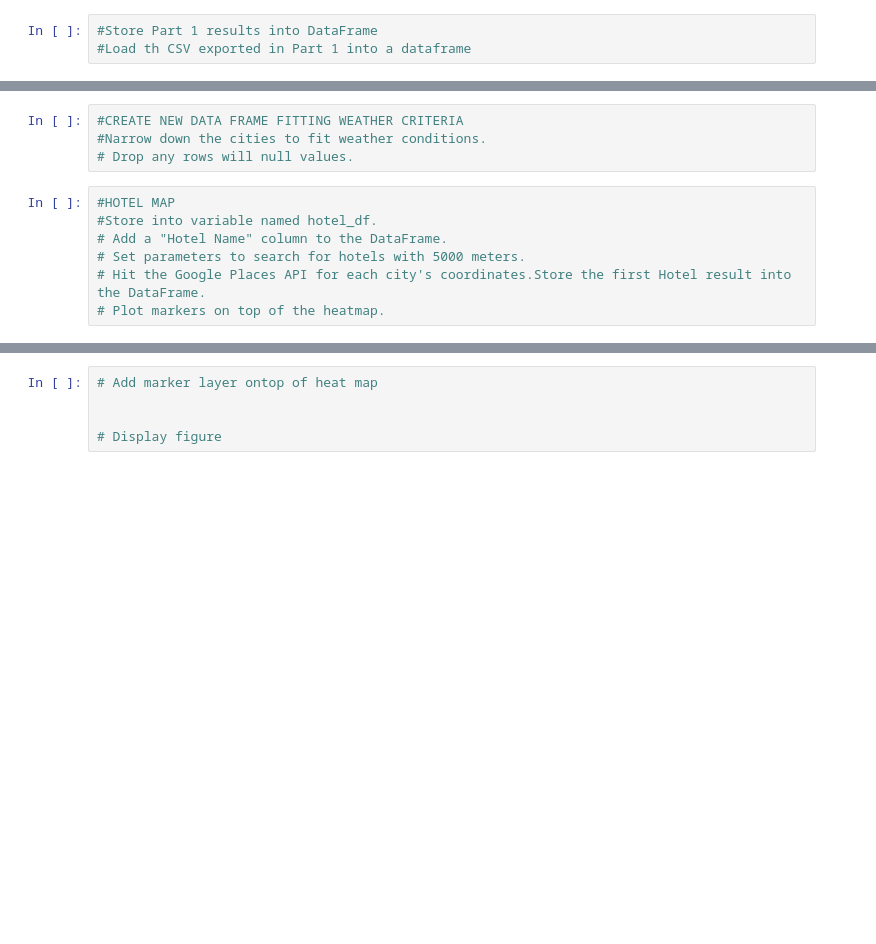
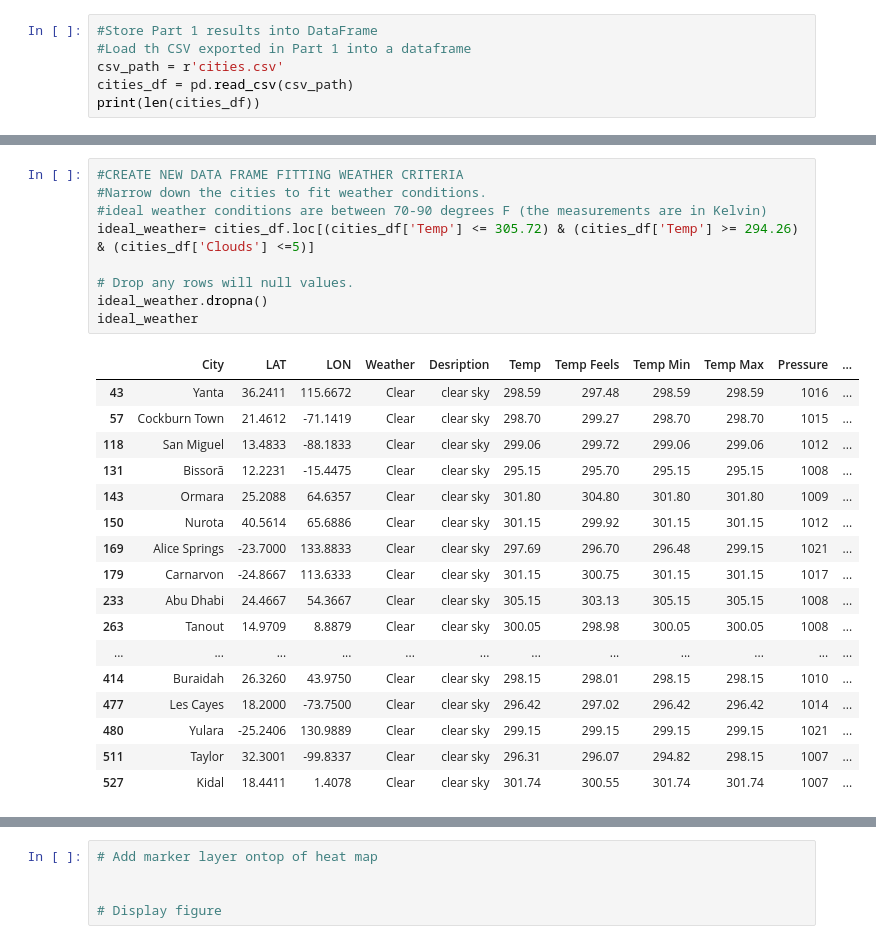
Before and after one commit to ashley-aguayo/API-challenge, a Jupyter notebook: WeatherPy.ipynb/VacationPy.ipynb, the cells around one changed output, grey strips where cells are left out. Drawn from its saved outputs; the diff is of its cells as text; blank space fills up the shorter version.

```diff
--- a/WeatherPy.ipynb/VacationPy.ipynb
+++ b/WeatherPy.ipynb/VacationPy.ipynb
@@ -13,3 +11,6 @@ ModuleNotFoundError: No module named 'api_keys'
 # %%
 #Store Part 1 results into DataFrame
 #Load th CSV exported in Part 1 into a dataframe
+csv_path = r'cities.csv'
+cities_df = pd.read_csv(csv_path)
+print(len(cities_df))
@@ -20,11 +45,27 @@ ModuleNotFoundError: No module named 'api_keys'
 # %%
 #CREATE NEW DATA FRAME FITTING WEATHER CRITERIA
 #Narrow down the cities to fit weather conditions.
+#ideal weather conditions are between 70-90 degrees F (the measurements are in Kelvin)
+ideal_weather= cities_df.loc[(cities_df['Temp'] <= 305.72) & (cities_df['Temp'] >= 294.26) & (cities_df['Clouds'] <=5)]
+
 # Drop any rows will null values.
+ideal_weather.dropna()
+ideal_weather
+# %% [output]
+|  | City | LAT | LON | Weather | Desription | Temp | Temp Feels | Temp Min | Temp Max | Pressure | ... |
+| 43 | Yanta | 36.2411 | 115.6672 | Clear | clear sky | 298.59 | 297.48 | 298.59 | 298.59 | 1016 | ... |
+| 57 | Cockburn Town | 21.4612 | -71.1419 | Clear | clear sky | 298.70 | 299.27 | 298.70 | 298.70 | 1015 | ... |
+| 118 | San Miguel | 13.4833 | -88.1833 | Clear | clear sky | 299.06 | 299.72 | 299.06 | 299.06 | 1012 | ... |
+| 131 | Bissorã | 12.2231 | -15.4475 | Clear | clear sky | 295.15 | 295.70 | 295.15 | 295.15 | 1008 | ... |
+| 143 | Ormara | 25.2088 | 64.6357 | Clear | clear sky | 301.80 | 304.80 | 301.80 | 301.80 | 1009 | ... |
+| 150 | Nurota | 40.5614 | 65.6886 | Clear | clear sky | 301.15 | 299.92 | 301.15 | 301.15 | 1012 | ... |
+| 169 | Alice Springs | -23.7000 | 133.8833 | Clear | clear sky | 297.69 | 296.70 | 296.48 | 299.15 | 1021 | ... |
+| 179 | Carnarvon | -24.8667 | 113.6333 | Clear | clear sky | 301.15 | 300.75 | 301.15 | 301.15 | 1017 | ... |
+| 233 | Abu Dhabi | 24.4667 | 54.3667 | Clear | clear sky | 305.15 | 303.13 | 305.15 | 305.15 | 1008 | ... |
+| 263 | Tanout | 14.9709 | 8.8879 | Clear | clear sky | 300.05 | 298.98 | 300.05 | 300.05 | 1008 | ... |
+| ... | ... | ... | ... | ... | ... | ... | ... | ... | ... | ... | ... |
+| 414 | Buraidah | 26.3260 | 43.9750 | Clear | clear sky | 298.15 | 298.01 | 298.15 | 298.15 | 1010 | ... |
+| 477 | Les Cayes | 18.2000 | -73.7500 | Clear | clear sky | 296.42 | 297.02 | 296.42 | 296.42 | 1014 | ... |
+| 480 | Yulara | -25.2406 | 130.9889 | Clear | clear sky | 299.15 | 299.15 | 299.15 | 299.15 | 1021 | ... |
+| 511 | Taylor | 32.3001 | -99.8337 | Clear | clear sky | 296.31 | 296.07 | 294.82 | 298.15 | 1007 | ... |
+| 527 | Kidal | 18.4411 | 1.4078 | Clear | clear sky | 301.74 | 300.55 | 301.74 | 301.74 | 1007 | ... |
-# %%
-#HOTEL MAP
-#Store into variable named hotel_df.
-# Add a "Hotel Name" column to the DataFrame.
-# Set parameters to search for hotels with 5000 meters.
-# Hit the Google Places API for each city's coordinates.Store the first Hotel result into the DataFrame.
-# Plot markers on top of the heatmap.
```
Also changed, not shown: parts of 7 cells of this notebook, 1 other file.
